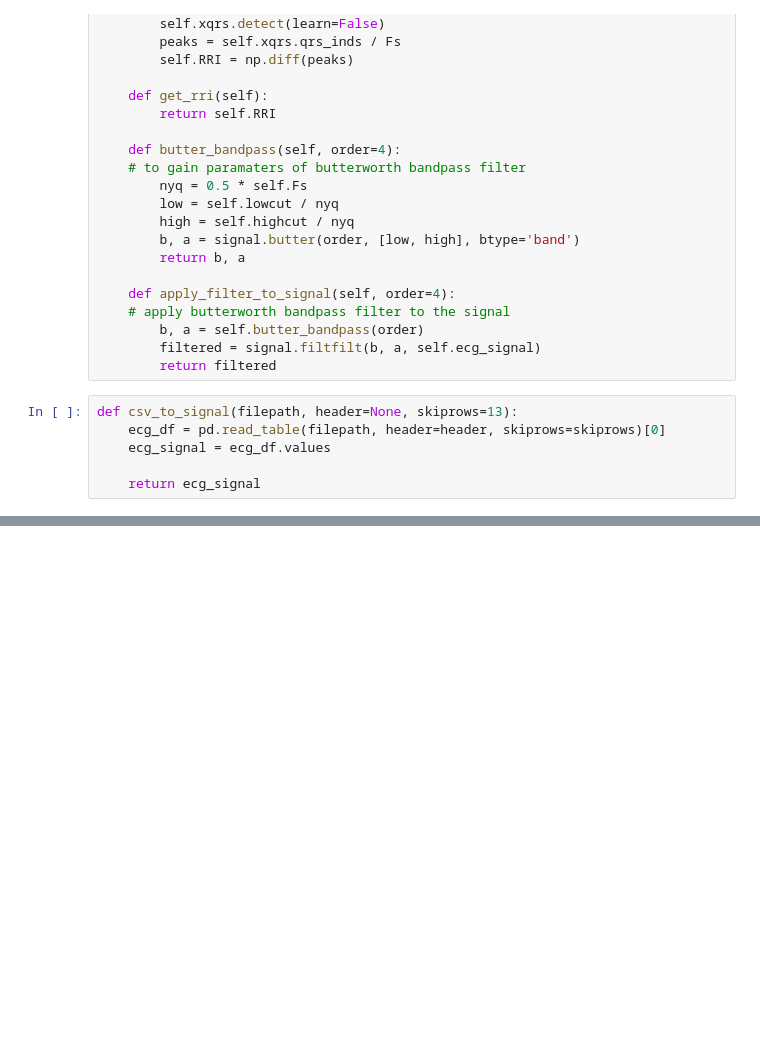
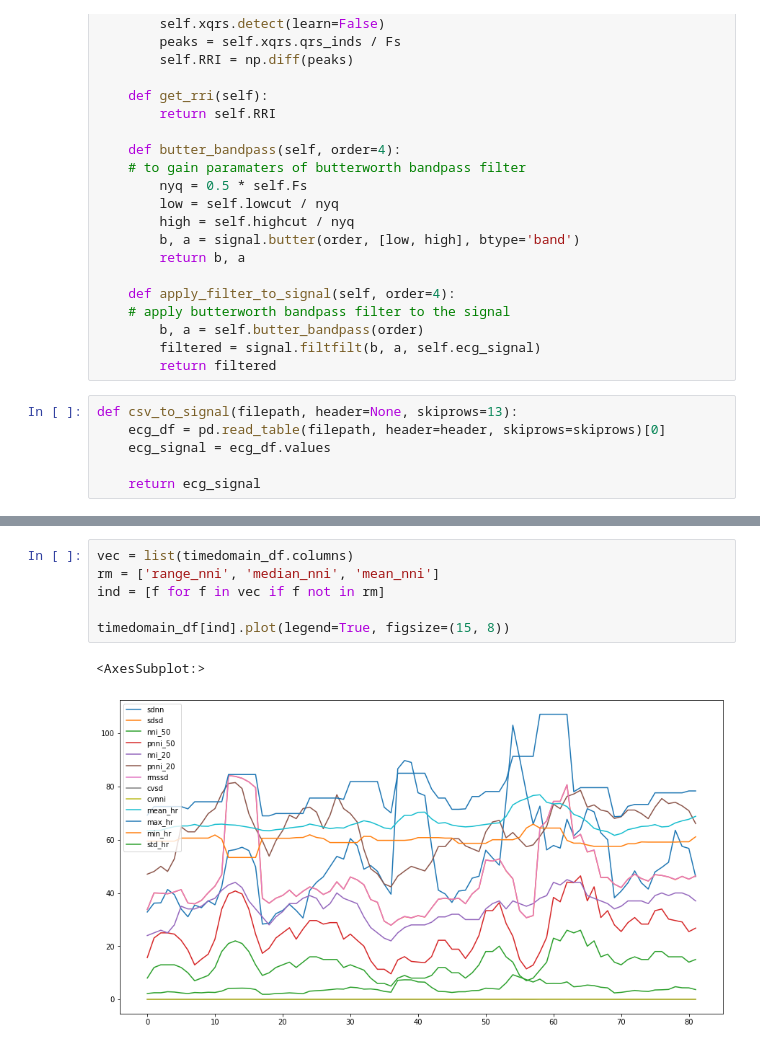
Before and after one commit to tabineko/stress-analysis, a Jupyter notebook: src/stress_relax_hrv.ipynb, the cells around one changed output, grey strips where cells are left out. Saved outputs shown, nothing was run; the diff lists cells and outputs as text; blank space fills up the shorter version.

```diff
--- a/src/stress_relax_hrv.ipynb
+++ b/src/stress_relax_hrv.ipynb
@@ -90,0 +132,9 @@ for w in range(window_num):
+# %%
+vec = list(timedomain_df.columns)
+rm = ['range_nni', 'median_nni', 'mean_nni']
+ind = [f for f in vec if f not in rm]
+
+timedomain_df[ind].plot(legend=True, figsize=(15, 8))
+# %% [output]
+<AxesSubplot:>
+[figure, added]
```
Also changed, not shown: parts of 11 cells of this notebook.
